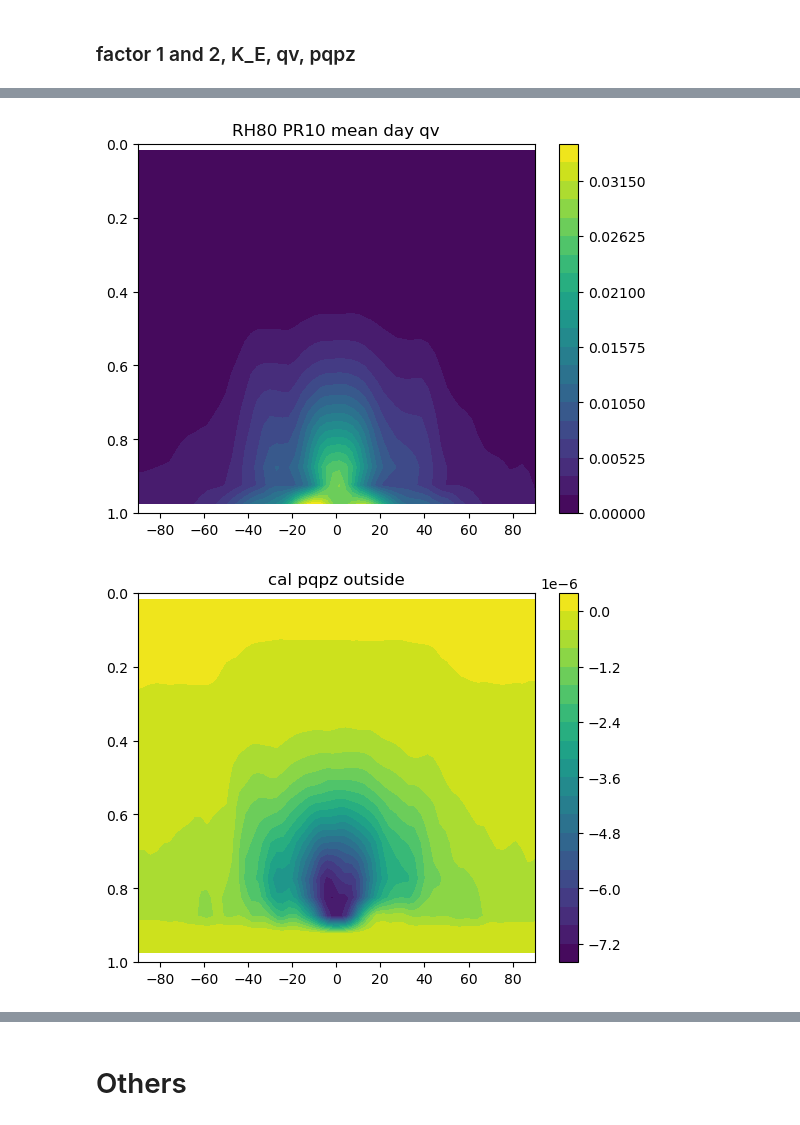
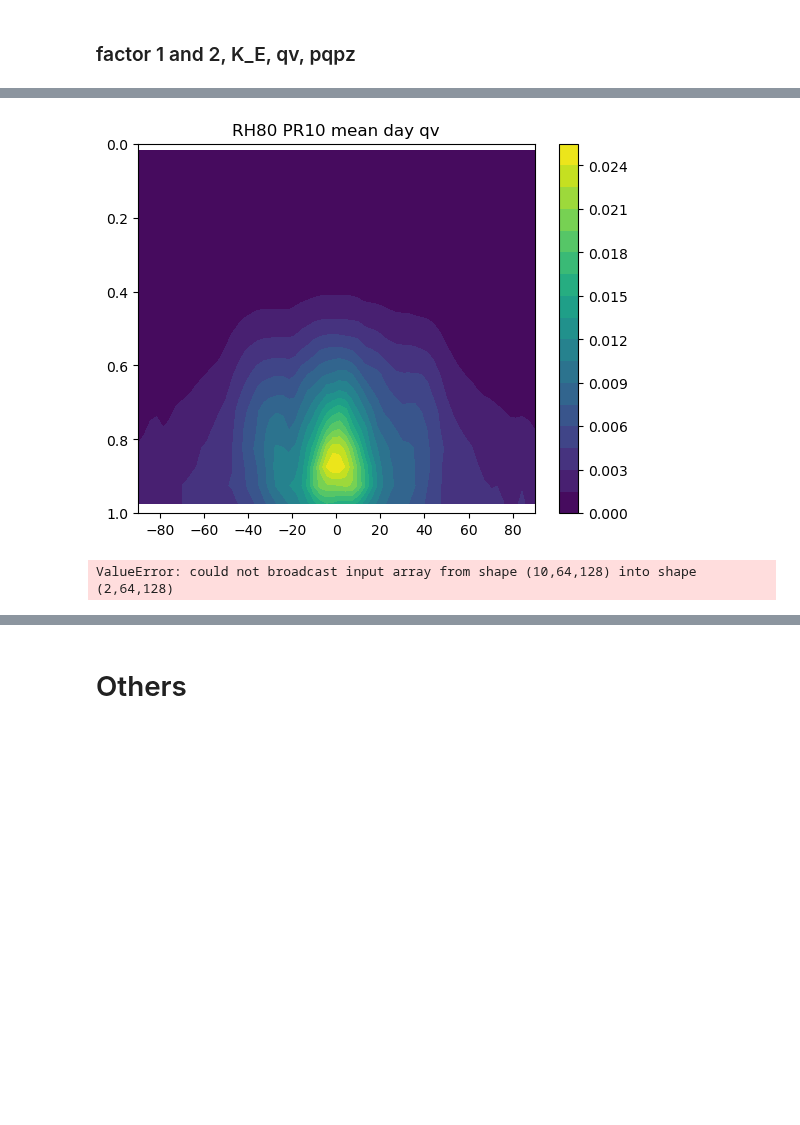
Before and after one commit to PeterChang1023/Dycore_Master, a Jupyter notebook: dycore/IdealizeSpetral.jl/exp/HSt42/check_spinupday.ipynb, the cells around one changed output, grey strips where cells are left out. Drawn from its saved outputs; the diff is of its cells as text; code cells hidden in the pictures; blank space fills up the shorter version.

```diff
--- a/dycore/IdealizeSpetral.jl/exp/HSt42/check_spinupday.ipynb
+++ b/dycore/IdealizeSpetral.jl/exp/HSt42/check_spinupday.ipynb
@@ -127,7 +127,7 @@ class Dycore:
         return self.t_mean
 # %%
 file = "test_final.dat"
-time = np.linspace(0,2,2)
+time = np.linspace(0,10,10)
 y    = np.linspace(-90,90,64)
 
 yy, tt = np.meshgrid(y,time)
@@ -454,41 +455,41 @@ for i in range(10,20,10):
     dycore = Dycore(file)
     yy, sigma_mean2 = dycore.yy, dycore.sigma_mean2
 
     qv = dycore.qv
     qv_n = dycore.qv_n
 
 
     plt.figure(dpi=100.)
-    qv_mean = np.nanmean(qv[:,:,:,:], axis=(0,3))
+    qv_mean = np.nanmean(qv_n[:,:,:,:], axis=(0,3))
 
-    CS = plt.contourf(yy, sigma_mean2, qv_mean, levels=np.linspace(0,0.035,21))
+    CS = plt.contourf(yy, sigma_mean2, qv_mean, levels=21)
     plt.colorbar(CS)
     plt.title(f"RH80 PR{pr} mean day qv")
 
     plt.ylim([1,0])
     plt.show()
 
-pqpz_new = np.zeros(((5,20,64,128)))
+pqpz_new = np.zeros(((2,20,64,128)))
 z = dycore.z
 for i in range(1,18):
-    pqpz_new[:1,i,:,:] = (qv_n[:1,i+1,:,:] - qv_n[:1,i-1,:,:]) / (z[:1,i+1,:,:] - z[:1,i-1,:,:])
-pqpz_new[:1,0,:,:] = (qv_n[:1,1,:,:] - qv_n[:1,0,:,:]) / (z[:1,1,:,:] - z[:1,0,:,:])
+    pqpz_new[:,i,:,:] = (qv_n[:1,i+1,:,:] - qv_n[:1,i-1,:,:]) / (z[:1,i+1,:,:] - z[:1,i-1,:,:])
+pqpz_new[:,1,:,:] = (qv_n[:,1,:,:] - qv_n[:,0,:,:]) / (z[:,1,:,:] - z[:,0,:,:])
 # pqpz_new[:,19,:,:] = (qv_n[:,19,:,:] - qv_n[:,18,:,:]) / (z[:,19,:,:] - z[:,18,:,:])
 
 
 
 
 plt.figure(dpi=100.)
-plt.contourf(yy, sigma_mean2, np.nanmean(pqpz_new[0,], axis=2), levels=21)
+plt.contourf(yy, sigma_mean2, np.nanmean(pqpz_new[:,:,:,:,], axis=(0,3)), levels=21)
 plt.colorbar()
 plt.ylim([1,0])
 plt.title("cal pqpz outside")
 plt.show()
 
 # np.where(pqpz_new_mean[0,]>0)
 # %% [output]
-[figure, old version]
+[figure, new version]
-[figure, removed]
+ValueError: could not broadcast input array from shape (10,64,128) into shape (2,64,128)
 # %%
 np.shape(z)
 plt.figure()
```
Also changed, not shown: parts of 15 cells of this notebook, 2 other files.
